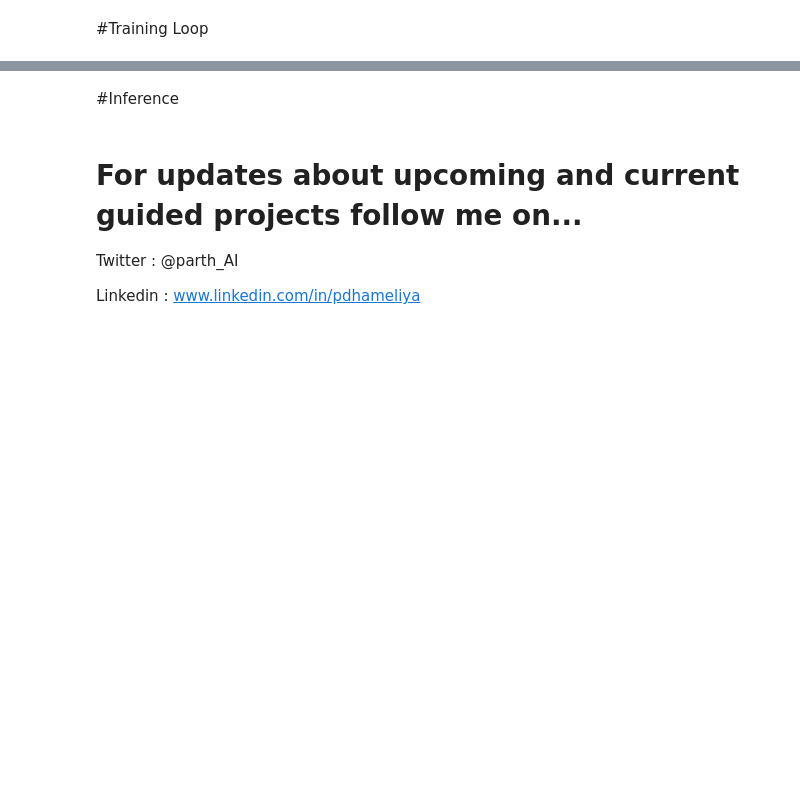
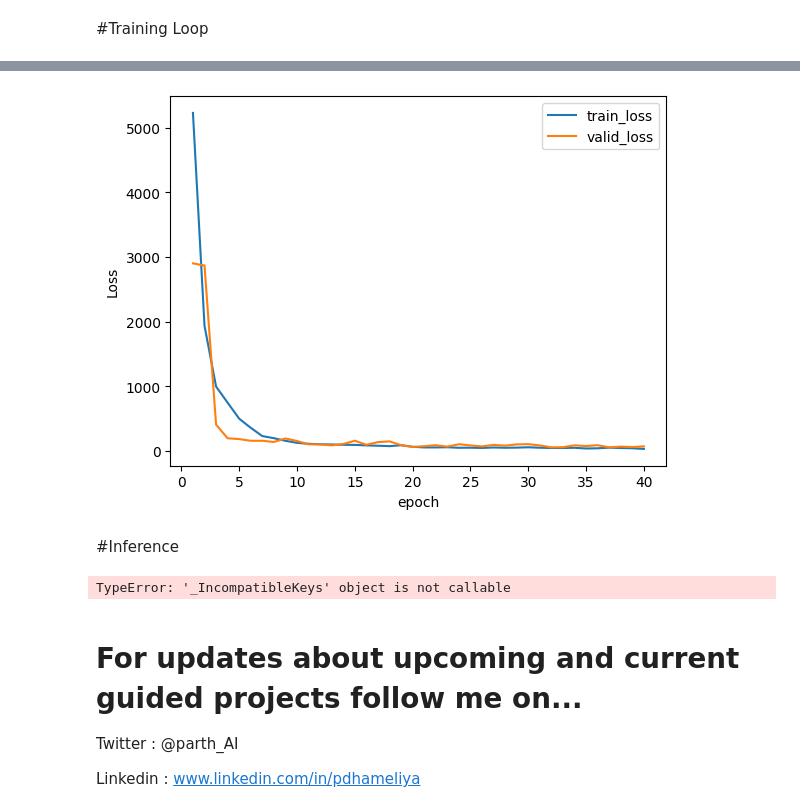
Before and after one commit to RahulS247/Object-Localization, a Jupyter notebook: Deep_Learning_with_PyTorch_Object_Localization.ipynb, the cells around one changed output, grey strips where cells are left out. Cells and saved outputs as stored; diff of their text form; code cells hidden in the pictures; blank space fills up the shorter version.

Commit message:
Model training

```diff
--- a/Deep_Learning_with_PyTorch_Object_Localization.ipynb
+++ b/Deep_Learning_with_PyTorch_Object_Localization.ipynb
@@ -212,0 +218,3 @@ import timm
+# %%
+model = ObjLocModel()
+model.to(DEVICE)
@@ -215,2 +268,36 @@ import timm
+# %%
+def valid_fn(model, dataloader):
+  total_loss = 0.0
+  model.eval()
+  with torch.no_grad():
+    for data in tqdm(dataloader):
+      images,gt_bboxes = data
+      images, gt_bboxes = images.to(DEVICE), gt_bboxes.to(DEVICE)
+
+      pred = model(images)
+      loss = loss_fn(pred, gt_bboxes)
+
+      total_loss +=loss.item()
+    return total_loss/len(dataloader)
 # %% [markdown]
 #Training Loop
+# %%
+optimizer = torch.optim.Adam(model.parameters(),lr = LR)
+loss_fn = nn.MSELoss()
+# %%
+best_valid_loss = np.inf
+train_losses =[]
+valid_losses =[]
+
+for epoch in range(EPOCHS):
+  train_loss = train_fn(model,trainloader, optimizer)
+  valid_loss = valid_fn(model,validloader)
+
+  if valid_loss < best_valid_loss:
+    torch.save(model.state_dict(),'best_model.pt')
+    print("saved")
+    best_valid_loss = valid_loss
+
+  train_losses.append(train_loss)
+  valid_losses.append(valid_loss)
+  print(f"Epoch: {epoch+1} train loss: {train_loss}  valid_loss {valid_loss}")
@@ -217,7 +327,31 @@ import timm
+# %%
+import matplotlib.pyplot as plt
+plt.plot(range(1,EPOCHS+1),train_losses,label='train_loss')
+plt.plot(range(1,EPOCHS+1),valid_losses,label='valid_loss')
+plt.xlabel('epoch')
+plt.ylabel('Loss')
+plt.legend()
+plt.show()
+# %% [output]
+[figure, added]
 # %% [markdown]
 #Inference
 # %%
 import utils
+# %%
+loaded_model = model.load_state_dict(torch.load('best_model.pt'))
+
+model.eval()
+with torch.no_grad():
+  image,gt_bbox = validset[1]
+  pred = loaded_model(image.unsqueeze(0).to(DEVICE))
+  print(pred)
+  utlis.compare_plots(image,gt_bbox,pred)
+  # pt1 =(pred[0][0],pred[0][1])
+  # pt2 =(pred[0][2],pred[0][3])
+  # image = cv2.rectangle(image,pt1,pt2,(255,0,0),2)
+# %% [output]
+TypeError: '_IncompatibleKeys' object is not callable
 # %% [markdown]
 # For updates about upcoming and current guided projects follow me on...
 
```
Also changed, not shown: parts of 11 cells of this notebook.
